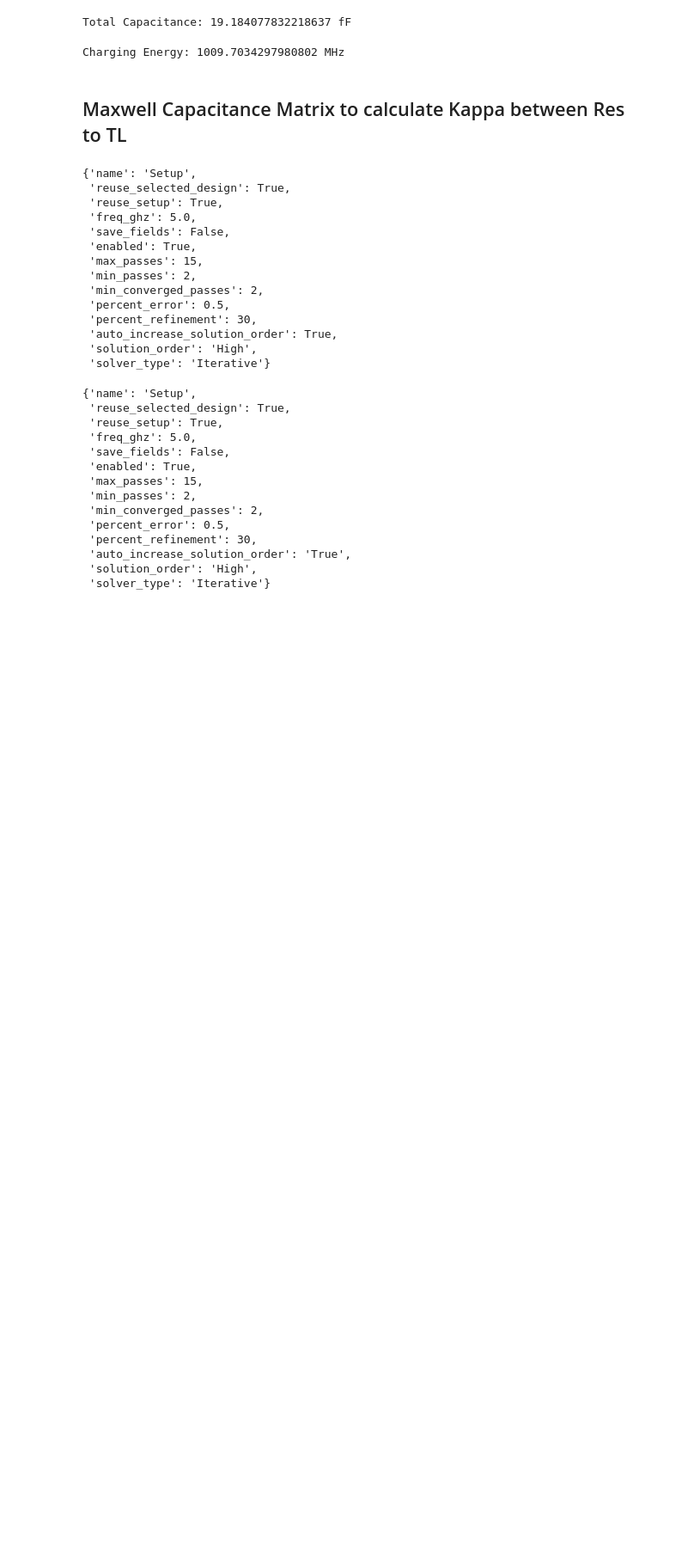
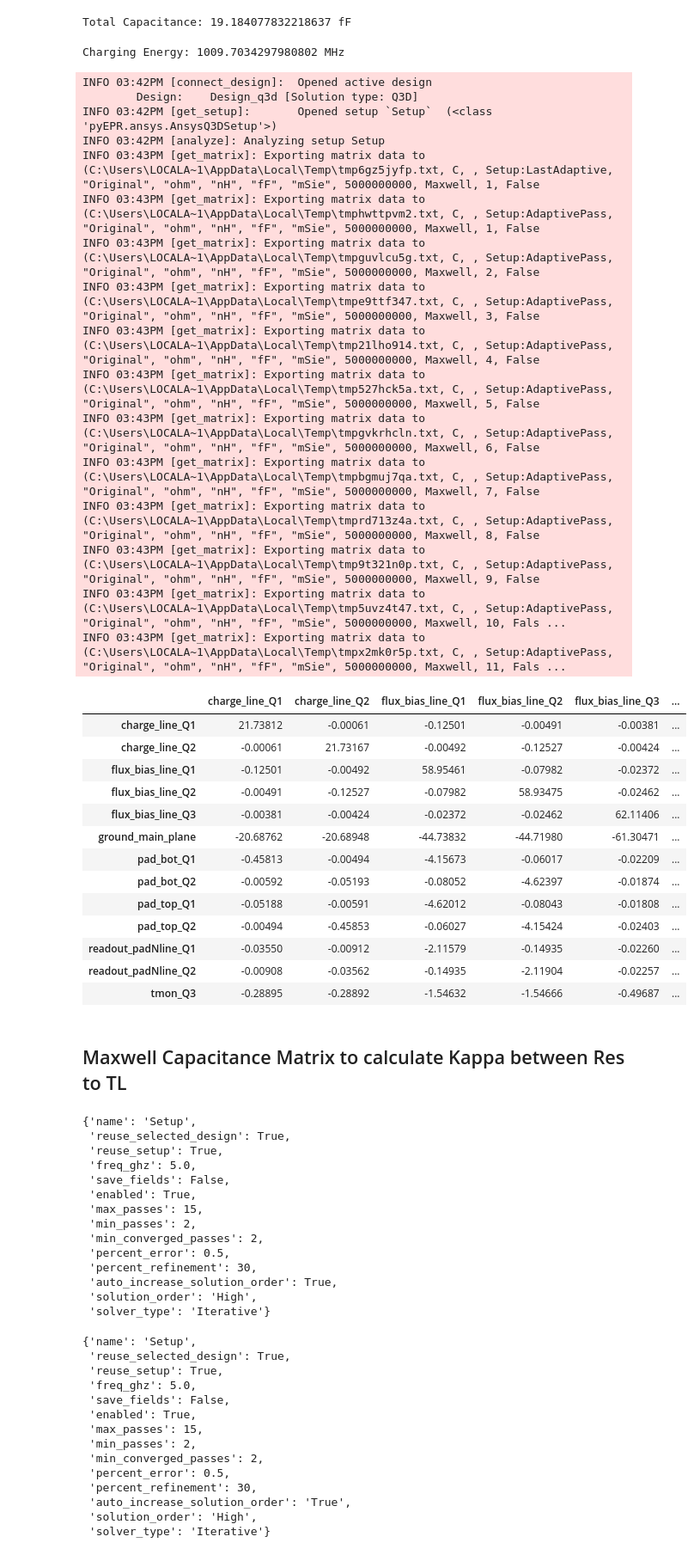
Before and after one commit to AndersenQubitLab/andersen-lab-qiskit-metal, a Jupyter notebook: 2FX_with_Tmon/FXTFX23-W4-01-02-V.1-ALL.ipynb, the cells around one changed output. Shown at 86% size. Drawn from its saved outputs; the diff is of its cells as text; code cells hidden in the pictures; blank space fills up the shorter version.

```diff
--- a/2FX_with_Tmon/FXTFX23-W4-01-02-V.1-ALL.ipynb
+++ b/2FX_with_Tmon/FXTFX23-W4-01-02-V.1-ALL.ipynb
@@ -697,6 +697,44 @@ Charging_energy = 1e-6*Ec/(2*np.pi*hbar)
 print('Charging Energy:', Charging_energy, 'MHz')
 # %% [output]
 Charging Energy: 1009.7034297980802 MHz
+# %%
+# Qubit 5 has the default settings in terms of readout pads and charge line places.
+c1.sim.run(components=['Q1', 'Q2', 'Q3'], open_terminations=
+           [('Q1', 'charge_line'), ('Q1', 'flux_bias_line'), ('Q1', 'fake_flux_bias_line'),('Q1', 'readout_line'),
+            ('Q2', 'charge_line'), ('Q2', 'flux_bias_line'), ('Q2', 'fake_flux_bias_line'),('Q2', 'readout_line'),
+            ('Q3', 'flux_bias_line'), ('Q3', 'fake_flux_bias_line')])
+c1.sim.capacitance_matrix
+# %% [output]
+INFO 03:42PM [connect_design]:  Opened active design
+        Design:    Design_q3d [Solution type: Q3D]
+INFO 03:42PM [get_setup]:       Opened setup `Setup`  (<class 'pyEPR.ansys.AnsysQ3DSetup'>)
+INFO 03:42PM [analyze]: Analyzing setup Setup
+INFO 03:43PM [get_matrix]: Exporting matrix data to (C:\Users\LOCALA~1\AppData\Local\Temp\tmp6gz5jyfp.txt, C, , Setup:LastAdaptive, "Original", "ohm", "nH", "fF", "mSie", 5000000000, Maxwell, 1, False
+INFO 03:43PM [get_matrix]: Exporting matrix data to (C:\Users\LOCALA~1\AppData\Local\Temp\tmphwttpvm2.txt, C, , Setup:AdaptivePass, "Original", "ohm", "nH", "fF", "mSie", 5000000000, Maxwell, 1, False
+INFO 03:43PM [get_matrix]: Exporting matrix data to (C:\Users\LOCALA~1\AppData\Local\Temp\tmpguvlcu5g.txt, C, , Setup:AdaptivePass, "Original", "ohm", "nH", "fF", "mSie", 5000000000, Maxwell, 2, False
+INFO 03:43PM [get_matrix]: Exporting matrix data to (C:\Users\LOCALA~1\AppData\Local\Temp\tmpe9ttf347.txt, C, , Setup:AdaptivePass, "Original", "ohm", "nH", "fF", "mSie", 5000000000, Maxwell, 3, False
+INFO 03:43PM [get_matrix]: Exporting matrix data to (C:\Users\LOCALA~1\AppData\Local\Temp\tmp21lho914.txt, C, , Setup:AdaptivePass, "Original", "ohm", "nH", "fF", "mSie", 5000000000, Maxwell, 4, False
+INFO 03:43PM [get_matrix]: Exporting matrix data to (C:\Users\LOCALA~1\AppData\Local\Temp\tmp527hck5a.txt, C, , Setup:AdaptivePass, "Original", "ohm", "nH", "fF", "mSie", 5000000000, Maxwell, 5, False
+INFO 03:43PM [get_matrix]: Exporting matrix data to (C:\Users\LOCALA~1\AppData\Local\Temp\tmpgvkrhcln.txt, C, , Setup:AdaptivePass, "Original", "ohm", "nH", "fF", "mSie", 5000000000, Maxwell, 6, False
+INFO 03:43PM [get_matrix]: Exporting matrix data to (C:\Users\LOCALA~1\AppData\Local\Temp\tmpbgmuj7qa.txt, C, , Setup:AdaptivePass, "Original", "ohm", "nH", "fF", "mSie", 5000000000, Maxwell, 7, False
+INFO 03:43PM [get_matrix]: Exporting matrix data to (C:\Users\LOCALA~1\AppData\Local\Temp\tmprd713z4a.txt, C, , Setup:AdaptivePass, "Original", "ohm", "nH", "fF", "mSie", 5000000000, Maxwell, 8, False
+INFO 03:43PM [get_matrix]: Exporting matrix data to (C:\Users\LOCALA~1\AppData\Local\Temp\tmp9t321n0p.txt, C, , Setup:AdaptivePass, "Original", "ohm", "nH", "fF", "mSie", 5000000000, Maxwell, 9, False
+INFO 03:43PM [get_matrix]: Exporting matrix data to (C:\Users\LOCALA~1\AppData\Local\Temp\tmp5uvz4t47.txt, C, , Setup:AdaptivePass, "Original", "ohm", "nH", "fF", "mSie", 5000000000, Maxwell, 10, Fals ...
+INFO 03:43PM [get_matrix]: Exporting matrix data to (C:\Users\LOCALA~1\AppData\Local\Temp\tmpx2mk0r5p.txt, C, , Setup:AdaptivePass, "Original", "ohm", "nH", "fF", "mSie", 5000000000, Maxwell, 11, Fals ...
+|  | charge_line_Q1 | charge_line_Q2 | flux_bias_line_Q1 | flux_bias_line_Q2 | flux_bias_line_Q3 | ... |
+| charge_line_Q1 | 21.73812 | -0.00061 | -0.12501 | -0.00491 | -0.00381 | ... |
+| charge_line_Q2 | -0.00061 | 21.73167 | -0.00492 | -0.12527 | -0.00424 | ... |
+| flux_bias_line_Q1 | -0.12501 | -0.00492 | 58.95461 | -0.07982 | -0.02372 | ... |
+| flux_bias_line_Q2 | -0.00491 | -0.12527 | -0.07982 | 58.93475 | -0.02462 | ... |
+| flux_bias_line_Q3 | -0.00381 | -0.00424 | -0.02372 | -0.02462 | 62.11406 | ... |
+| ground_main_plane | -20.68762 | -20.68948 | -44.73832 | -44.71980 | -61.30471 | ... |
+| pad_bot_Q1 | -0.45813 | -0.00494 | -4.15673 | -0.06017 | -0.02209 | ... |
+| pad_bot_Q2 | -0.00592 | -0.05193 | -0.08052 | -4.62397 | -0.01874 | ... |
+| pad_top_Q1 | -0.05188 | -0.00591 | -4.62012 | -0.08043 | -0.01808 | ... |
+| pad_top_Q2 | -0.00494 | -0.45853 | -0.06027 | -4.15424 | -0.02403 | ... |
+| readout_padNline_Q1 | -0.03550 | -0.00912 | -2.11579 | -0.14935 | -0.02260 | ... |
+| readout_padNline_Q2 | -0.00908 | -0.03562 | -0.14935 | -2.11904 | -0.02257 | ... |
+| tmon_Q3 | -0.28895 | -0.28892 | -1.54632 | -1.54666 | -0.49687 | ... |
 # %% [markdown]
 ## Maxwell Capacitance Matrix to calculate Kappa between Res to TL
 # %%
```
Also changed, not shown: parts of 4 cells of this notebook.
